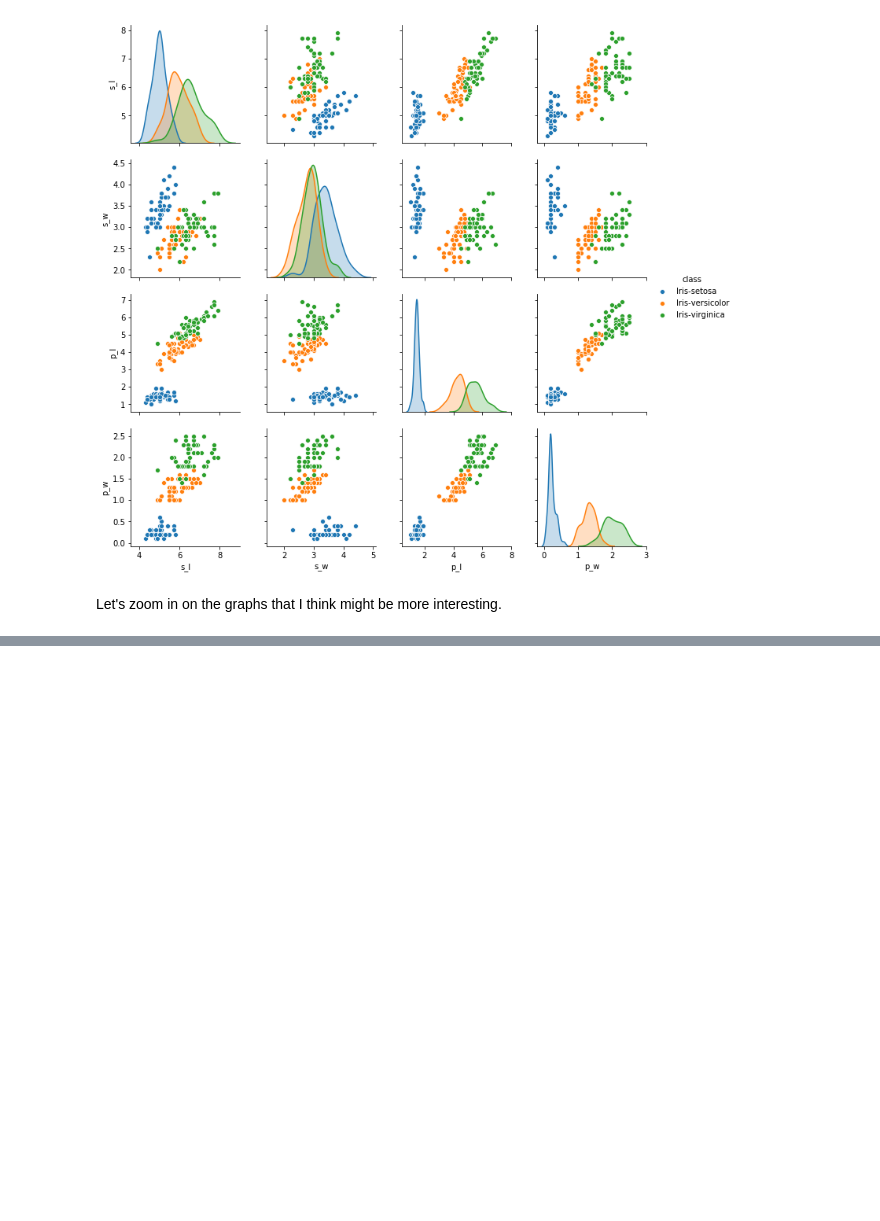
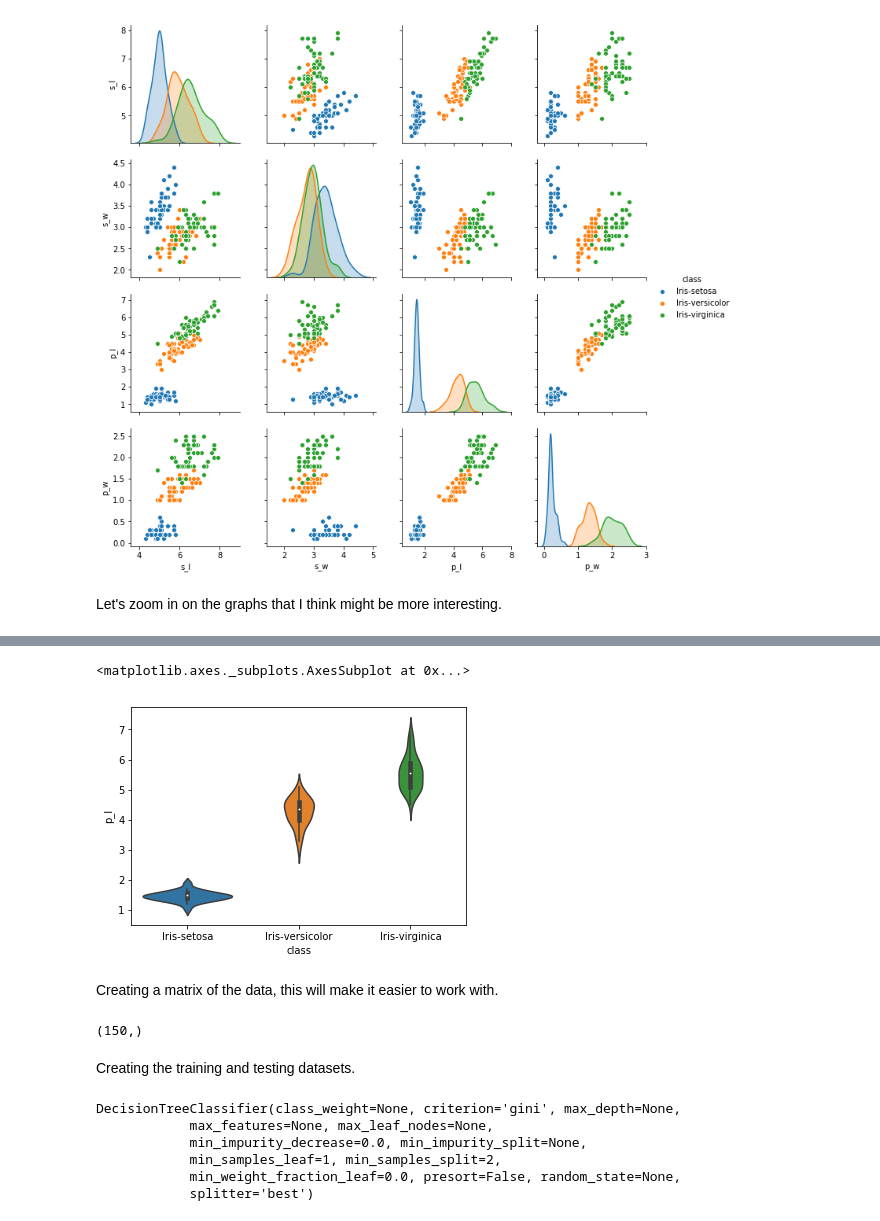
Before and after one commit to chriscross00/ml_py, a Jupyter notebook: iris.ipynb, the cells around one changed output, grey strips where cells are left out. Saved outputs shown, nothing was run; the diff lists cells and outputs as text; code cells hidden in the pictures; blank space fills up the shorter version.

```diff
--- a/iris.ipynb
+++ b/iris.ipynb
@@ -69,0 +68,16 @@ TypeError: unhashable type: 'slice'
+# %%
+sns.violinplot('class', 'p_l', data=df, size=4)
+# %% [output]
+<matplotlib.axes._subplots.AxesSubplot at 0x...>
+[figure, added]
+# %% [markdown]
+Creating a matrix of the data, this will make it easier to work with.
+# %%
+mtrx = df.values
+
+X = mtrx[:,0:4]
+y = mtrx[:,4]
+# %% [output]
+(150,)
+# %% [markdown]
+Creating the training and testing datasets.
@@ -69,0 +86,11 @@ TypeError: unhashable type: 'slice'
+# %%
+tc = tree.DecisionTreeClassifier()
+
+tc = tc.fit(X_train, y_train)
+# %% [output]
+DecisionTreeClassifier(class_weight=None, criterion='gini', max_depth=None,
+            max_features=None, max_leaf_nodes=None,
+            min_impurity_decrease=0.0, min_impurity_split=None,
+            min_samples_leaf=1, min_samples_split=2,
+            min_weight_fraction_leaf=0.0, presort=False, random_state=None,
+            splitter='best')
```
Also changed, not shown: parts of 8 cells of this notebook, 1 other file.
